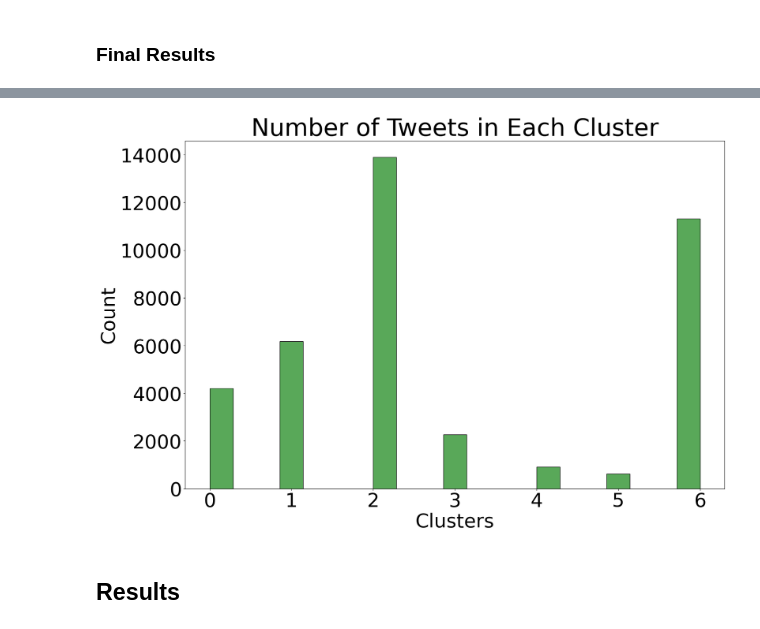
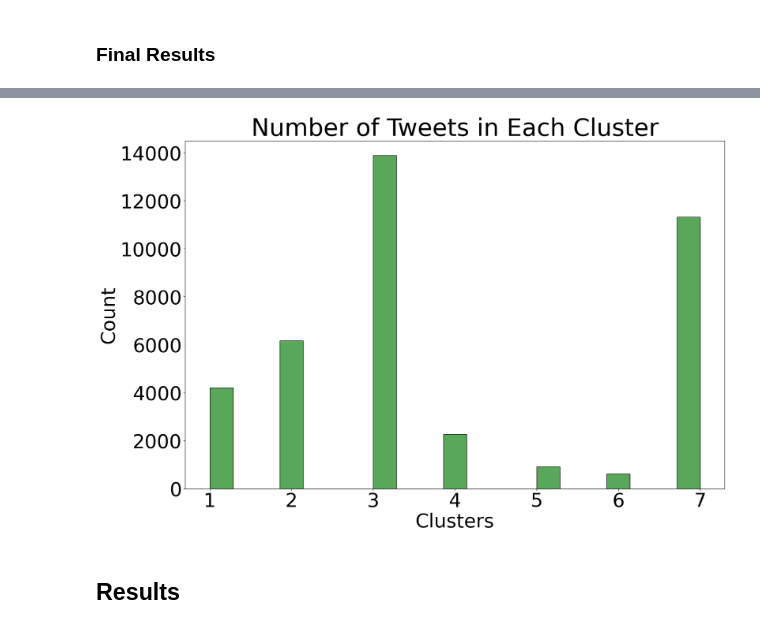
Before and after one commit to joshegladwell/us-school-shootings, a Jupyter notebook: codes/07-clustering/clustering.ipynb, the cells around one changed output, grey strips where cells are left out. Saved outputs shown, nothing was run; the diff lists cells and outputs as text; code cells hidden in the pictures.

```diff
--- a/codes/07-clustering/clustering.ipynb
+++ b/codes/07-clustering/clustering.ipynb
@@ -141,22 +141,26 @@ df.head()
 # %%
 import seaborn as sns
 
 df_newind = df.reset_index(drop=True)
+df_newind['nlabels'] = df_newind['nlabels'] + 1
 
 plt.rcParams.update({'font.size': 40})
+plt.rcParams['figure.figsize'] = (20, 13)
 
 fig, ax = plt.subplots(figsize=(20, 13))
 
-sns.histplot(data=df_newind, x='nlabels', ax=ax, color='#228b22')
+sns.histplot(data=df_newind, x='nlabels', ax=ax, color='#599160')
 
 # Specify axis titles
 ax.set_title("Number of Tweets in Each Cluster", fontdict={'fontsize': 50})
 
 # Specify labels and ticks
 ax.set_xlabel('Clusters')
 
+plt.ylim(0, 14500)
+
 plt.savefig("./../../501-project-website/images/clustering/cluster_counts.png")
 # %% [output]
-[figure, old version]
+[figure, new version]
 # %% [markdown]
 ## Results
```
Also changed, not shown: parts of 2 cells of this notebook, 1 other file.
